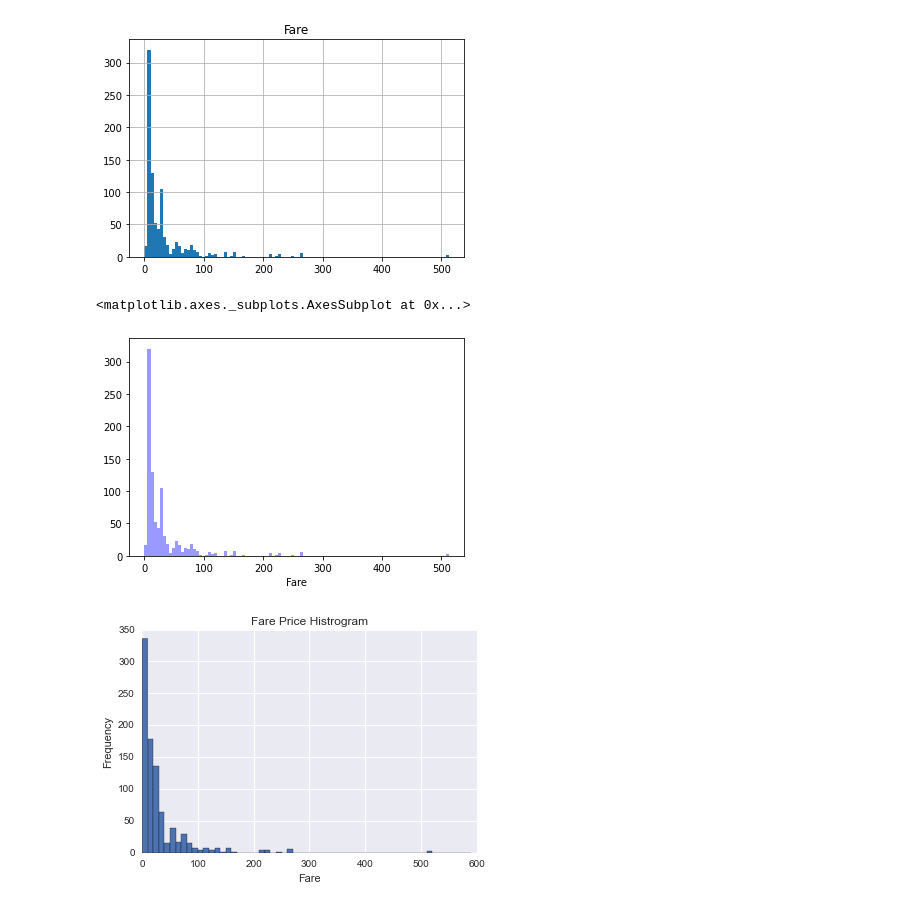
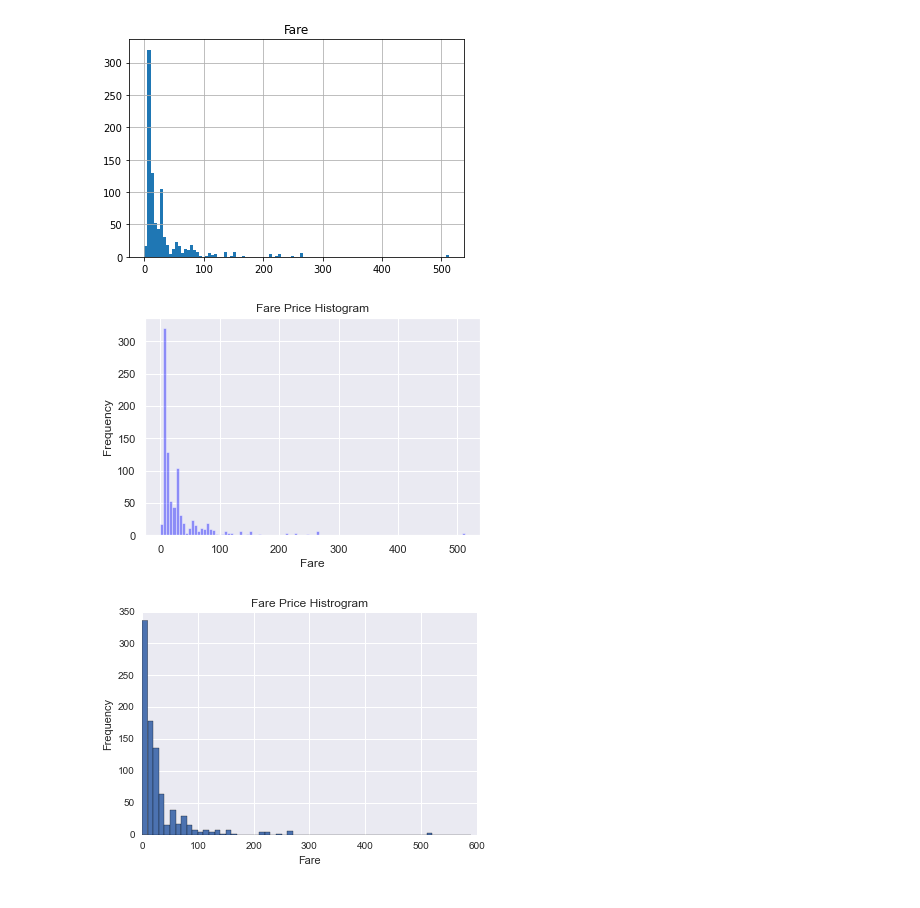
Before and after one commit to MVillasuso/DS_MVL, a Jupyter notebook: PROYECTOS/Entregas_Ejercicios_MVL/pandas/07_Titanic_Desaster_Solutions_MVL.ipynb, the cells around one changed output. Saved outputs shown, nothing was run; the diff lists cells and outputs as text; code cells hidden in the pictures.

```diff
--- a/PROYECTOS/Entregas_Ejercicios_MVL/pandas/07_Titanic_Desaster_Solutions_MVL.ipynb
+++ b/PROYECTOS/Entregas_Ejercicios_MVL/pandas/07_Titanic_Desaster_Solutions_MVL.ipynb
@@ -134,0 +128,12 @@ plt.title = ('Fare by Age')
+# %%
+sns.set_style(style="darkgrid")
+
+sns.FacetGrid(titanic, margin_titles=False, height=5, legend_out=True, ylim = (0,600))
+ax = sns.scatterplot(x="Age", y="Fare", hue="Sex",
+             alpha=.5, palette="deep",
+            data=titanic)
+ax.set_title("Fare x Age")
+
+plt.legend(loc='center right', bbox_to_anchor=(1.25, 0.5), ncol=1, borderaxespad=-1.5)
+
+plt.show()
@@ -154,14 +162,18 @@ array([[<matplotlib.axes._subplots.AxesSubplot object at 0x...>]],
       dtype=object)
 [figure]
 # %%
-sns.distplot(titanic['Fare'],
-            #ytitle= ("Frequency"),
+# Usando SEABORN
+sns.set_style(style="darkgrid")
+ax = sns.distplot(titanic['Fare'],
             color = 'blue',
             bins = 100,
             kde =False)
+ax.set_title("Fare Price Histogram")
+ax.set_ylabel("Frequency")
+
+plt.show()
 # %% [output]
-<matplotlib.axes._subplots.AxesSubplot at 0x...>
-[figure, old version]
+[figure, new version]
 # %%
 # %% [output]
 [figure]
```
Also changed, not shown: parts of 3 cells of this notebook, 4 other files.
